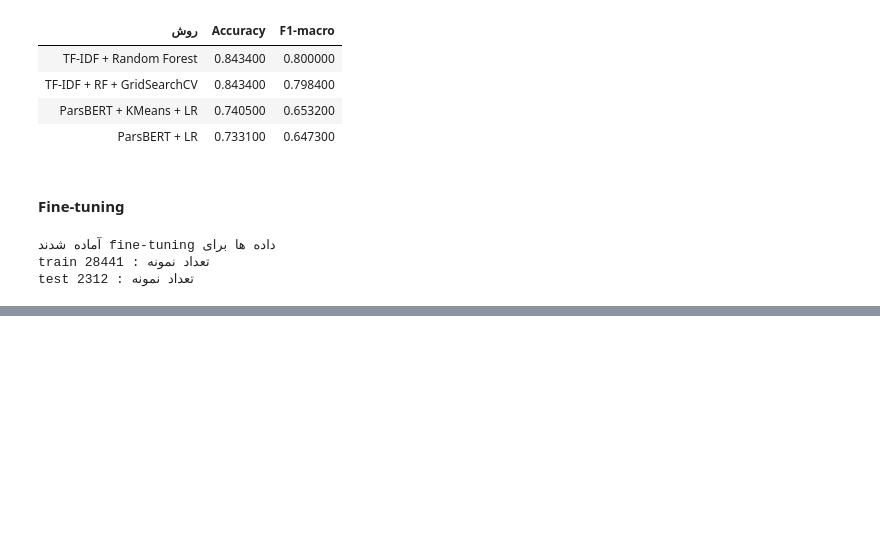
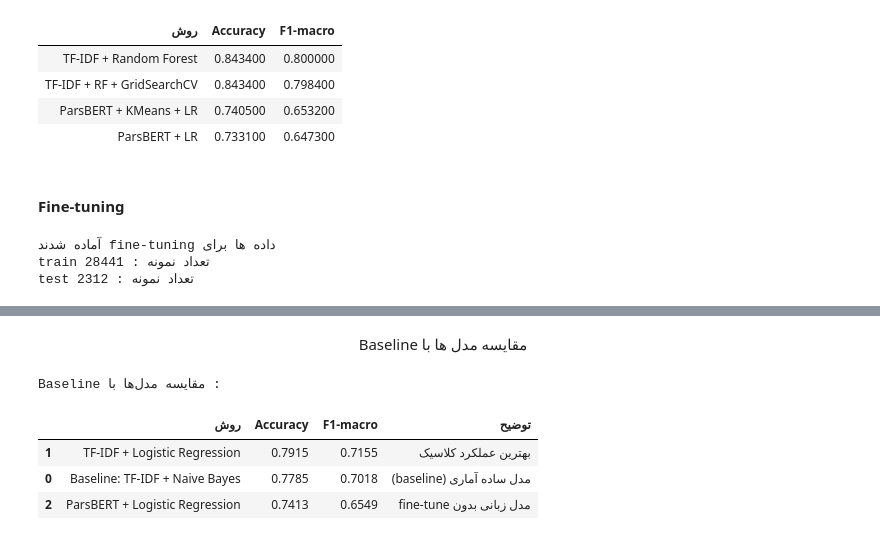
Before and after one commit to amir-v-z/Project-NLP, a Jupyter notebook: project.ipynb, the cells around one changed output, grey strips where cells are left out. Drawn from its saved outputs; the diff is of its cells as text; code cells hidden in the pictures; blank space fills up the shorter version.

```diff
--- a/project.ipynb
+++ b/project.ipynb
@@ -970,0 +1025,34 @@ print(f"F1-macro: {eval_results['eval_f1_macro']:.4f}")
+# %% [markdown]
+<div align="center">Baseline مقایسه مدل ها با</div>
+# %%
+comparison_eval = pd.DataFrame({
+    "روش": [
+        "Baseline: TF-IDF + Naive Bayes",
+        "TF-IDF + Logistic Regression",
+        "ParsBERT + Logistic Regression"
+    ],
+    "Accuracy": [
+        accuracy_score(y_test, y_pred_mnb),
+        0.7915,
+        0.7413
+    ],
+    "F1-macro": [
+        f1_score(y_test, y_pred_mnb, average='macro'),
+        0.7155,
+        0.6549
+    ],
+    "توضیح": [
+        "(baseline) مدل ساده آماری",
+        "بهترین عملکرد کلاسیک",
+        "fine-tune مدل زبانی بدون"
+    ]
+})
+
+print("Baseline مقایسه مدل‌ها با :")
+display(comparison_eval.sort_values("F1-macro", ascending=False).round(4))
+# %% [output]
+Baseline مقایسه مدل‌ها با :
+|  | روش | Accuracy | F1-macro | توضیح |
+| 1 | TF-IDF + Logistic Regression | 0.7915 | 0.7155 | بهترین عملکرد کلاسیک |
+| 0 | Baseline: TF-IDF + Naive Bayes | 0.7785 | 0.7018 | (baseline) مدل ساده آماری |
+| 2 | ParsBERT + Logistic Regression | 0.7413 | 0.6549 | fine-tune مدل زبانی بدون |
```
Also changed, not shown: parts of 11 cells of this notebook, 1 other file.
